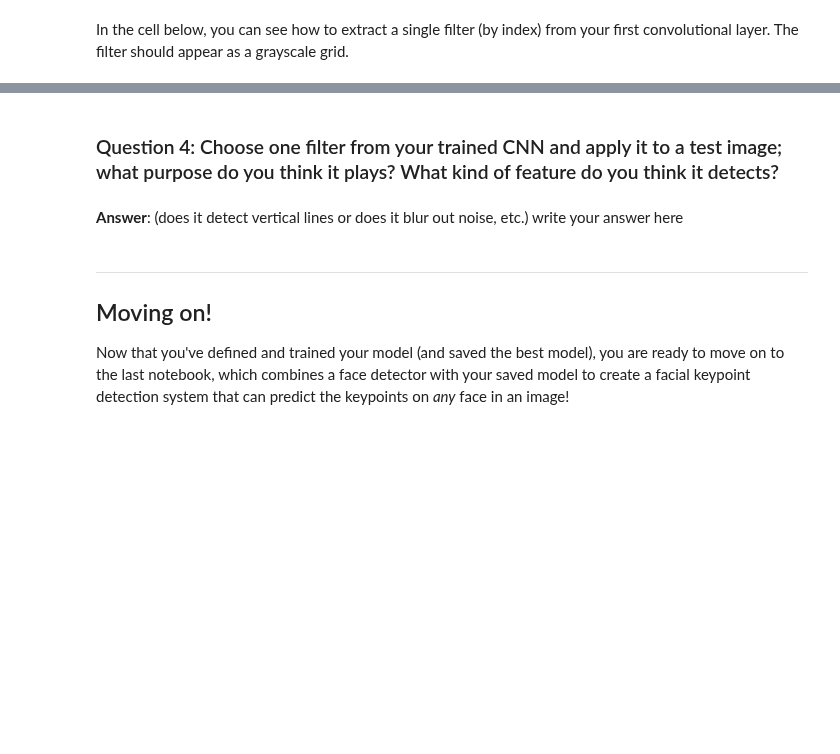
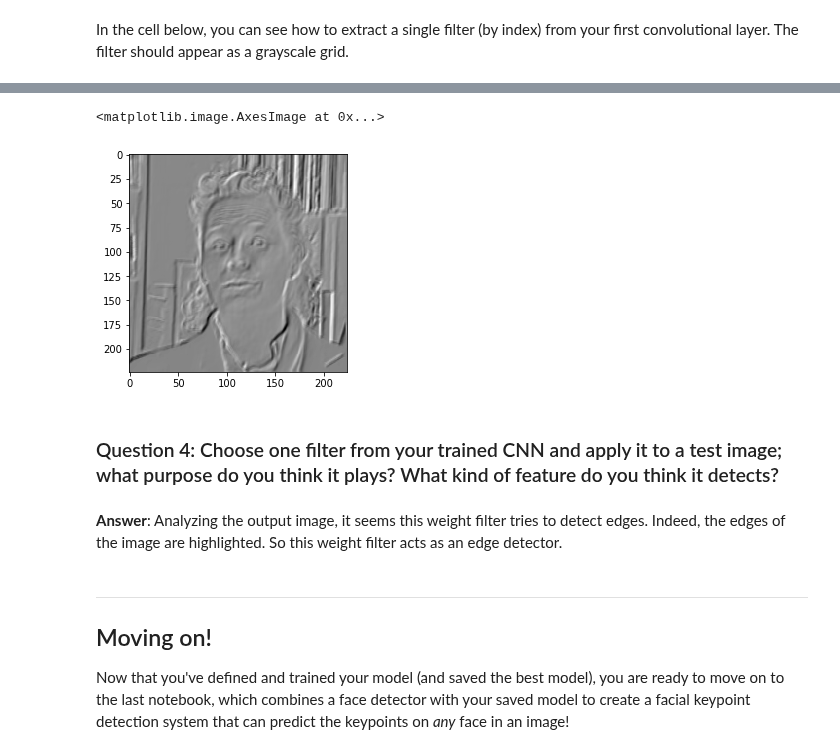
Before and after one commit to JoaoGranja/P1_Facial_Keypoints, a Jupyter notebook: 2. Define the Network Architecture.ipynb, the cells around one changed output, grey strips where cells are left out. Cells and saved outputs as stored; diff of their text form; code cells hidden in the pictures; blank space fills up the shorter version.

```diff
--- a/2. Define the Network Architecture.ipynb
+++ b/2. Define the Network Architecture.ipynb
@@ -530,19 +568,22 @@ Next, choose a test image and filter it with one of the convolutional kernels in
 # %%
 import cv2
 ##TODO: load in and display any image from the transformed test dataset
 idx = 2
 sample = test_dataset[idx]
 images = sample['image'].numpy()
 image = np.squeeze(images)
 ## TODO: Using cv's filter2D function,
 ## apply a specific set of filter weights (like the one displayed above) to the test image
-filter_index = 3
+filter_index = 0
 c = cv2.filter2D(image, -1, w[filter_index][0])
 plt.imshow(c, cmap='gray')
+# %% [output]
+<matplotlib.image.AxesImage at 0x...>
+[figure, added]
 # %% [markdown]
 ### Question 4: Choose one filter from your trained CNN and apply it to a test image; what purpose do you think it plays? What kind of feature do you think it detects?
-# %% [markdown]
-**Answer**: (does it detect vertical lines or does it blur out noise, etc.) write your answer here
+# %% [markdown]
+**Answer**: Analyzing the output image, it seems this weight filter tries to detect edges. Indeed, the edges of the image are highlighted. So this weight filter acts as an edge detector.
 # %% [markdown]
 ---
 ## Moving on!
```
Also changed, not shown: parts of 10 cells of this notebook, 1 other file.
